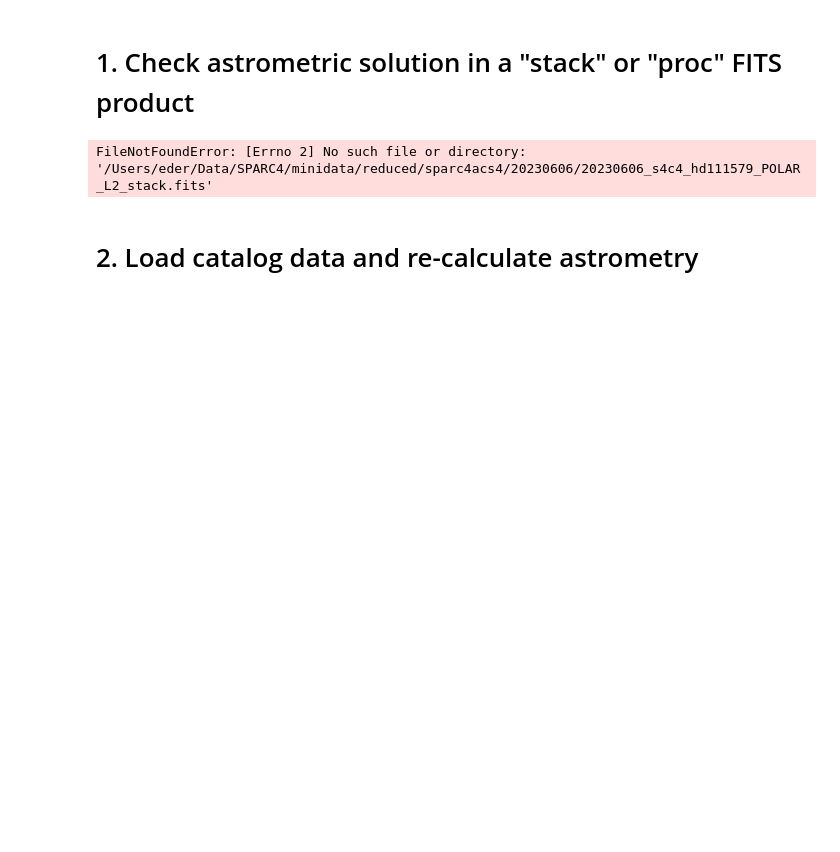
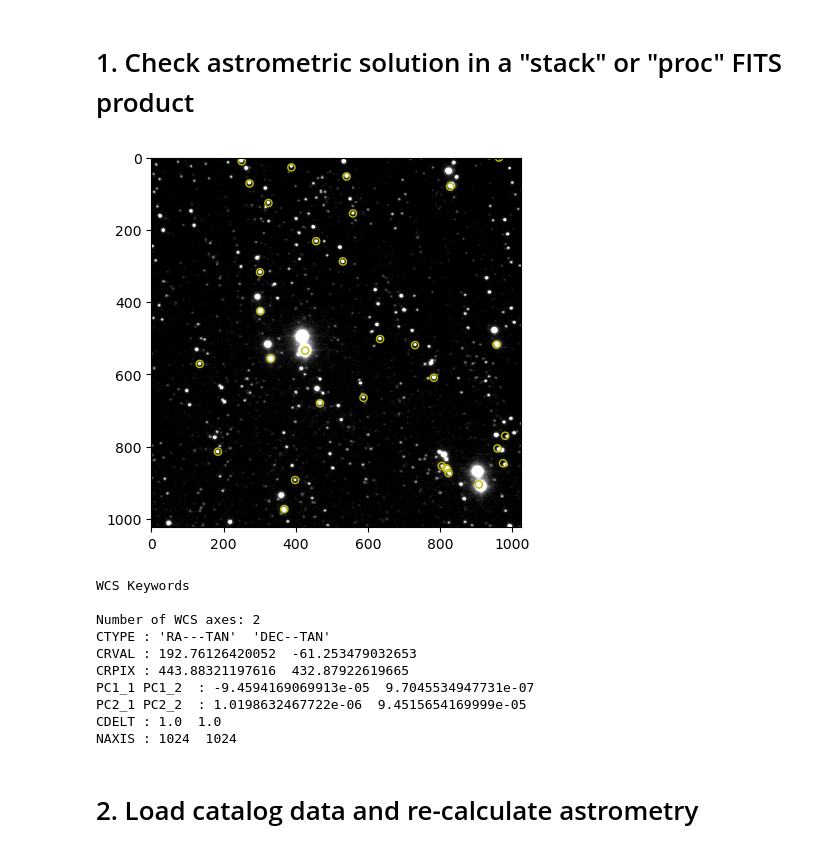
Before and after one commit to edermartioli/sparc4-pipeline, a Jupyter notebook: notebooks/sp4_astrometry.ipynb, the cells around one changed output. Saved outputs shown, nothing was run; the diff lists cells and outputs as text; code cells hidden in the pictures; blank space fills up the shorter version.

```diff
--- a/notebooks/sp4_astrometry.ipynb
+++ b/notebooks/sp4_astrometry.ipynb
@@ -28,16 +28,26 @@ from sparc4.utils import check_astrometry
 # 1. Check astrometric solution in a "stack" or "proc" FITS product
 # %%
 # First a photometric frame
-#reduced_data_dir = '/Users/eder/Data/SPARC4/minidata/reduced/sparc4acs3/20230605/'
+#reduced_data_dir = '/Users/eder/Data/SPARC4/minidata/reduced/20230605/sparc4acs3/'
 #filename = reduced_data_dir + '20230605_s4c3_Gain1_1_Conventional_2_CR3__stack.fits'
 
 # Then a polarimetric frame
-reduced_data_dir = '/Users/eder/Data/SPARC4/minidata/reduced/sparc4acs4/20230606/'
-filename = reduced_data_dir + '20230606_s4c4_hd111579_POLAR_L2_stack.fits'
+reduced_data_dir = '/Users/eder/Data/SPARC4/minidata/reduced/20230606/sparc4acs4/'
+filename = reduced_data_dir + '20230606_s4c4_Gain1_1_Conventional_2_hd111579_POLAR_L2__stack.fits'
 
 check_astrometry(filename, nsources_to_plot=100)
 # %% [output]
+[figure, added]
-FileNotFoundError: [Errno 2] No such file or directory: '/Users/eder/Data/SPARC4/minidata/reduced/sparc4acs4/20230606/20230606_s4c4_hd111579_POLAR_L2_stack.fits'
+WCS Keywords
+
+Number of WCS axes: 2
+CTYPE : 'RA---TAN'  'DEC--TAN'
+CRVAL : 192.76126420052  -61.253479032653
+CRPIX : 443.88321197616  432.87922619665
+PC1_1 PC1_2  : -9.4594169069913e-05  9.7045534947731e-07
+PC2_1 PC2_2  : 1.0198632467722e-06  9.4515654169999e-05
+CDELT : 1.0  1.0
+NAXIS : 1024  1024
 # %% [markdown]
 # 2. Load catalog data and re-calculate astrometry
 # %%
```
Also changed, not shown: parts of 3 cells of this notebook.
